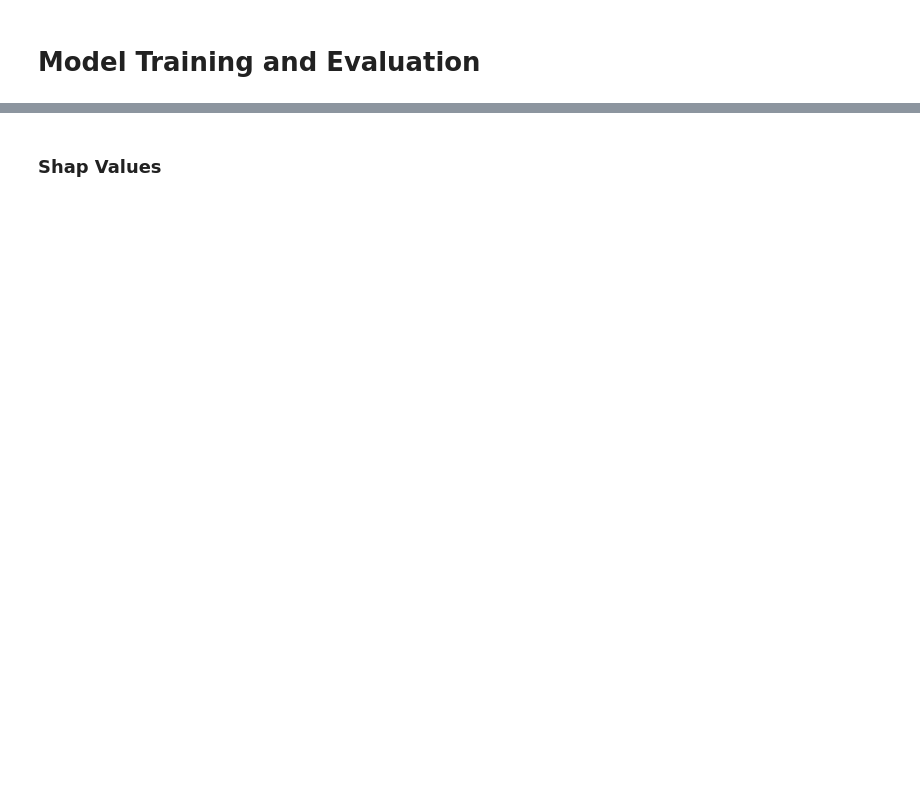
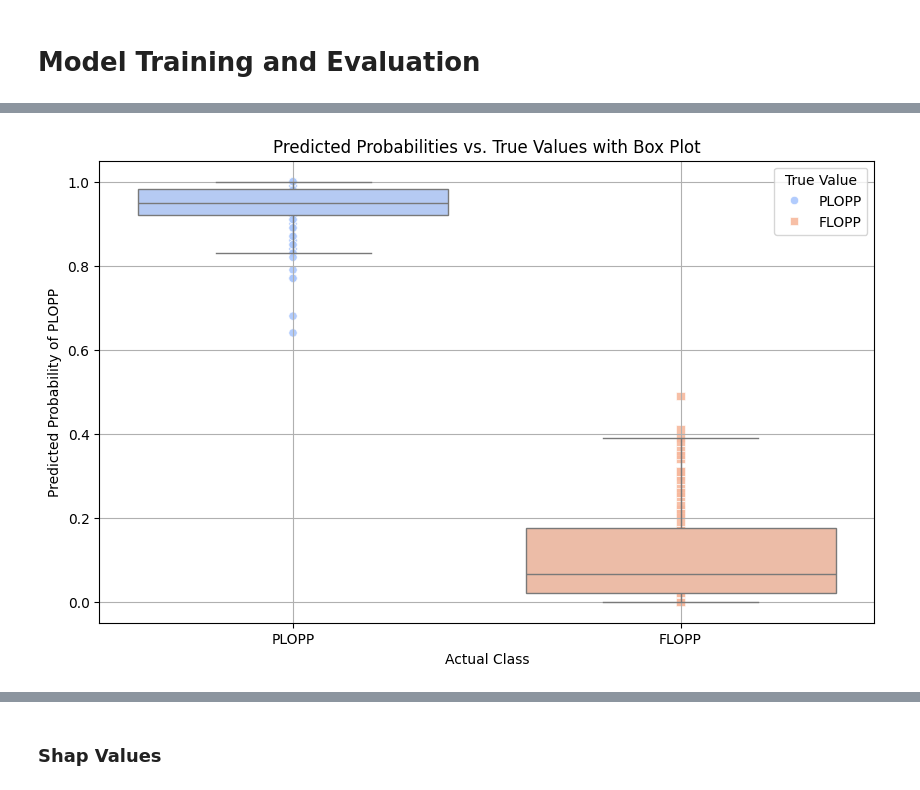
Before and after one commit to Jake-Ford/PLOPP-analysis, a Jupyter notebook: analysis/src/spectra_analysis.ipynb, the cells around one changed output, grey strips where cells are left out. Drawn from its saved outputs; the diff is of its cells as text; code cells hidden in the pictures; blank space fills up the shorter version.

```diff
--- a/analysis/src/spectra_analysis.ipynb
+++ b/analysis/src/spectra_analysis.ipynb
@@ -265,4 +254,0 @@ Fitting 5 folds for each of 108 candidates, totalling 540 fits
-# %%
-import json
-with open('best_params.json', 'w') as f:
-    json.dump(best_params, f)
@@ -270,6 +266,7 @@ with open('best_params.json', 'w') as f:
 # Model Training and Evaluation
 # %%
 import numpy as np
+import pickle
 import pandas as pd
 import matplotlib.pyplot as plt
 import seaborn as sns
@@ -279,15 +276,12 @@ from sklearn.model_selection import train_test_split
 from sklearn.pipeline import Pipeline
 from sklearn.ensemble import RandomForestClassifier
 from sklearn.linear_model import LogisticRegression
-from sklearn.svm import SVC
 from xgboost import XGBClassifier
 from sklearn.metrics import accuracy_score, precision_score, recall_score, f1_score, confusion_matrix, roc_curve, auc
 from scipy.signal import savgol_filter
-import json
 
-# Load best parameters
-with open('best_params.json', 'r') as f:
-    best_params = json.load(f)
+# Load the data
+#result_df = pd.read_csv("../../data/output/merged_df.csv", ignore_index=True)
 
 # Example data transformation functions
 def standard_normal_variate(X):
@@ -338,23 +332,41 @@ X_train, X_test, y_train, y_test = train_test_split(features, target, test_size=
 print('Training data shape:', X_train.shape)
 print('Testing data shape:', X_test.shape)
 
+# Best parameters for each model
+best_params = {
+    'Random Forest': {'derivatives__deriv': 1, 'snv__use_scaling': True},
+    'Logistic Regression': {'derivatives__deriv': 1, 'snv__use_scaling': False},
+    'XGBoost': {'classifier__learning_rate': 0.1, 'classifier__max_depth': 3, 'classifier__n_estimators': 100, 'derivatives__deriv': 1, 'snv__use_scaling': True}
+}
+
 # Models to be evaluated
 models = {
     'Random Forest': RandomForestClassifier(),
     'Logistic Regression': LogisticRegression(max_iter=1000),
-    'SVM': SVC(probability=True),
     'XGBoost': XGBClassifier()
 }
 
 for name, model in models.items():
+    params = best_params[name]
+    snv_use_scaling = params.pop('snv__use_scaling')
+    derivatives_deriv = params.pop('derivatives__deriv')
+
     pipeline = Pipeline([
-        ('snv', SNVTransformer()),
-        ('derivatives', DerivativeTransformer()),
-        ('classifier', model.set_params(**best_params[name]))
+        ('snv', SNVTransformer(use_scaling=snv_use_scaling)),
+        ('derivatives', DerivativeTransformer(deriv=derivatives_deriv)),
+        ('classifier', model.set_params(**params))
     ])
 
     # Train the model with best parameters
     pipeline.fit(X_train, y_train)
+
+
+    if name == 'XGBoost':
+        pipeline.named_steps['classifier'].save_model(f'../models/{name}.model')
+    elif name == 'Random Forest':
+        with open(f'../models/{name}_model.pkl', 'wb') as f:
+            pickle.dump(pipeline.named_steps['classifier'], f)
+
 
     # Predict the test set results
     y_pred = pipeline.predict(X_test)
@@ -379,6 +391,7 @@ for name, model in models.items():
     ax.set_ylabel('True')
     ax.set_title(f'{name} Confusion Matrix')
     plt.savefig(f'../figures/{name}_confusion_matrix.png')
+    plt.close(fig)
 
     # ROC Curve
     y_prob = pipeline.predict_proba(X_test)[:, 1]
@@ -399,46 +412,52 @@ for name, model in models.items():
 
     # Feature Importance (Method 1) - Only for models that provide feature importances
     if name in ['Random Forest', 'XGBoost']:
+
         feature_importances = pipeline.named_steps['classifier'].feature_importances_
         feature_names = features.columns
         importances_series = pd.Series(feature_importances, index=feature_names)
-        top_importances = importances_series.sort_values(ascending=False)[:10]
+        top_ten_importances = importances_series.sort_values(ascending=True)[-25:]
 
-        fig, ax = plt.subplots()
-        top_importances.plot(kind='barh', ax=ax)
-        ax.set_title(f'{name} Top 10 Feature Importances')
-        ax.set_xlabel('Importance')
-        ax.set_ylabel('Features')
+        fig, ax = plt.subplots(figsize=(12, 6))
+        top_ten_importances.plot(kind='barh', ax=ax)
+        ax.set_title("Top 25 Feature Importance")
+        ax.set_ylabel("Importance")
+        ax.set_xlabel("Features")
+
+        # save the feature importances as a png
         plt.savefig(f'../figures/{name}_feature_importances.png')
         plt.close(fig)
 
-    # Feature Importance (Method 2) - SHAP values (for all models)
-    explainer = shap.Explainer(pipeline.named_steps['classifier'], X_train)
-    shap_values = explainer(X_train)
 
-    fig, ax = plt.subplots(figsize=(10, 8))
-    shap.summary_plot(shap_values, X_train, plot_type="bar", show=False)
-    plt.title(f'{name} SHAP Summary Plot')
-    plt.savefig(f'../figures/{name}_shap_summary.png')
-    plt.close(fig)
+        explainer = shap.Explainer(pipeline.named_steps['classifier'], X_train)
+        shap_values = explainer(X_train)
+        fig, ax = plt.subplots(figsize=(10, 8))
+        print(shap_values  )
+        #shap.summary_plot(shap_values, X_train, plot_type="bar", show=False)
+        #plt.title(f'{name} SHAP Summary Plot')
+       # plt.savefig(f'../figures/{name}_shap_summary.png')
+
+
 
     # Predicted Probabilities Plot
+    y_pred_proba = pipeline.predict_proba(X_test)[:, 1]
     plot_data = pd.DataFrame({
-        'Predicted Probability': y_prob,
+        'Predicted Probability': y_pred_proba,
         'Actual Class': y_test
     })
 
     # Convert 'Actual Class' to a categorical type and rename categories
     plot_data['Actual Class'] = pd.Categorical(plot_data['Actual Class'])
     plot_data['Actual Class'] = plot_data['Actual Class'].cat.rename_categories({0: 'FLOPP', 1: 'PLOPP'})
+    plot_data['True Value'] = np.where(plot_data['Actual Class'] == 'FLOPP', 'FLOPP', 'PLOPP')
 
     plt.figure(figsize=(10, 6))
 
     # Create a horizontal scatter plot
-    sns.scatterplot(data=plot_data, y='Predicted Probability', x='Actual Class', hue='Actual Class', palette='coolwarm', style='Actual Class', markers=['o', 's'], alpha=0.9)
+    sns.scatterplot(data=plot_data, y='Predicted Probability', x='True Value', hue='True Value', palette='coolwarm', style='True Value', markers=['o', 's'], alpha=0.9)
 
     # Create a horizontal boxplot overlay
-    sns.boxplot(data=plot_data, y='Predicted Probability', x='Actual Class', hue='Actual Class', palette='coolwarm', whis=1.5, fliersize=0)
+    sns.boxplot(data=plot_data, y='Predicted Probability', x='True Value', hue='True Value', palette='coolwarm', whis=1.5, fliersize=0)
 
     # Customize the plot
     plt.title('Predicted Probabilities vs. True Values with Box Plot')
@@ -447,3 +466,4 @@ for name, model in models.items():
     plt.grid(True)
     plt.savefig(f'../figures/{name}_predicted_probs_box.png')
     plt.close(fig)
+# %% [output]
@@ -449,0 +507 @@ for name, model in models.items():
+[figure, added]
```
Also changed, not shown: parts of 27 cells of this notebook, 17 other files.
